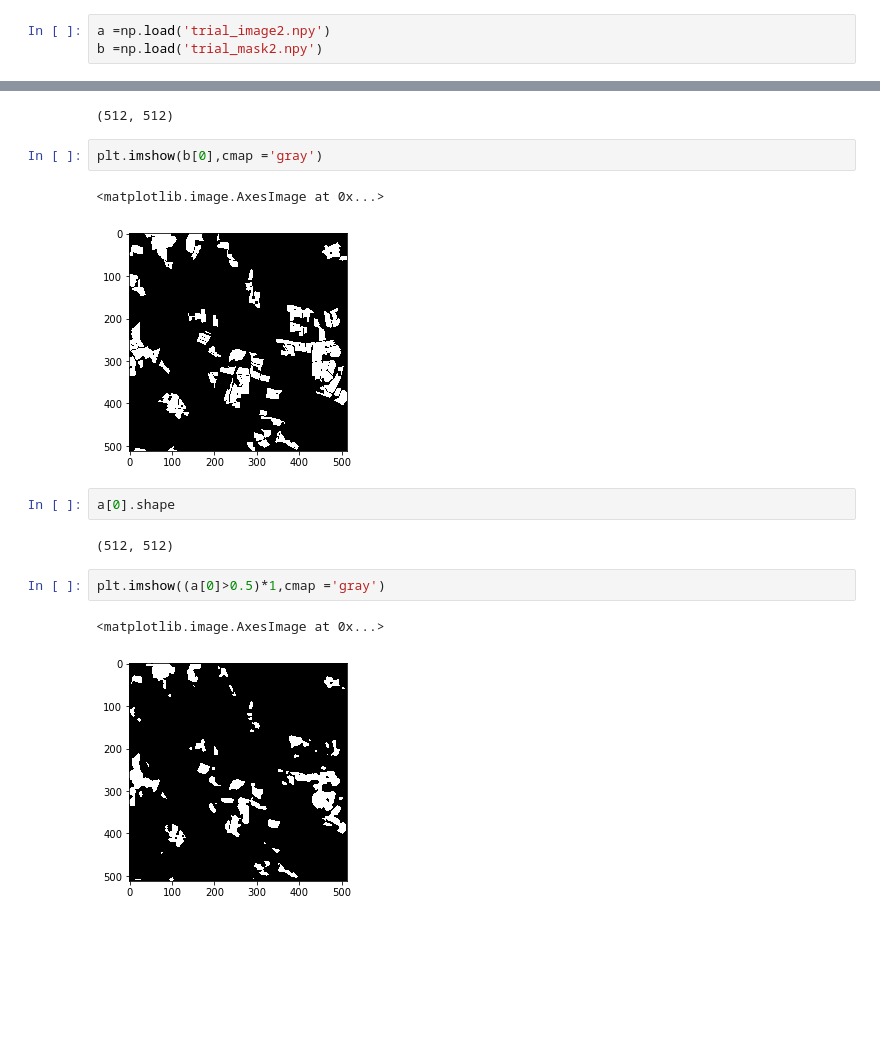
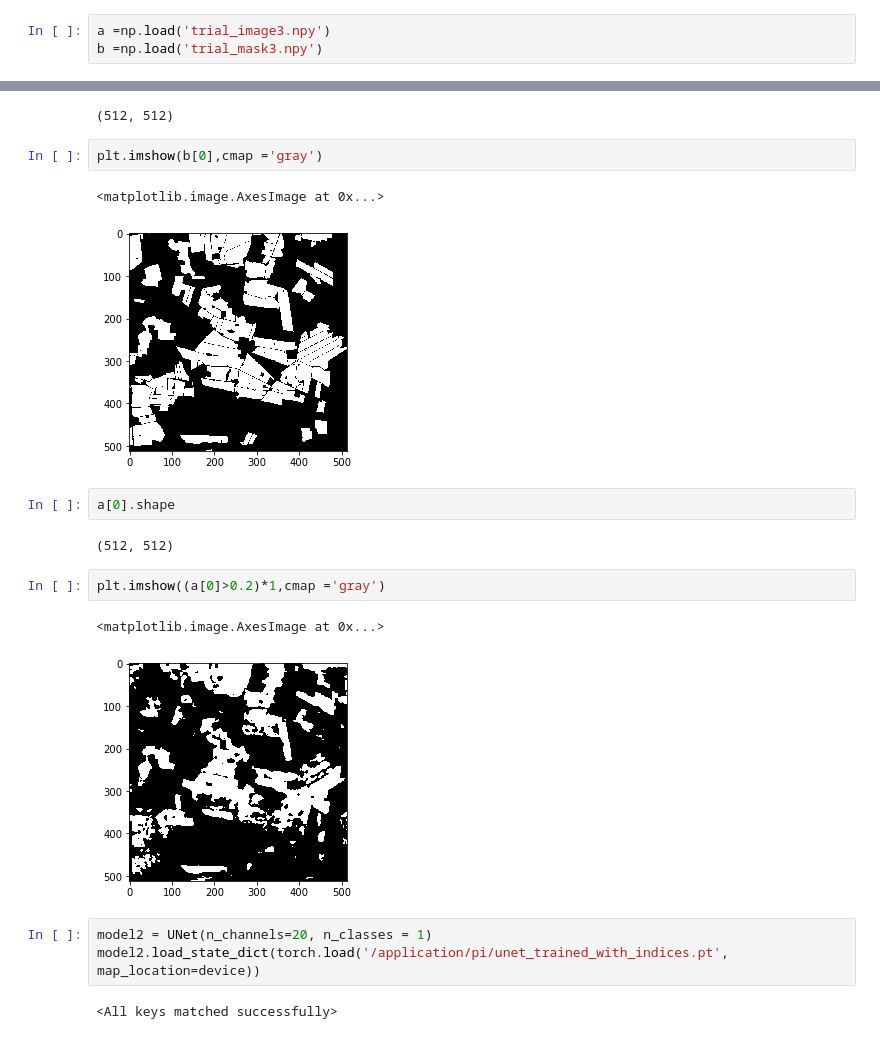
Before and after one commit to adithyaiyer1999/BudnipWheat, a Jupyter notebook: Unet Implementation.ipynb, the cells around one changed output, grey strips where cells are left out. Cells and saved outputs as stored; diff of their text form; blank space fills up the shorter version.

Commit message:
20 indices selected, UNET optimized on those

```diff
--- a/Unet Implementation.ipynb
+++ b/Unet Implementation.ipynb
@@ -256,8 +258,8 @@ np.save('trial_mask1.npy',b)
 import numpy as np
 import matplotlib.pyplot as plt
 # %%
-a =np.load('trial_image2.npy')
-b =np.load('trial_mask2.npy')
+a =np.load('trial_image3.npy')
+b =np.load('trial_mask3.npy')
 # %%
 b[0].shape
 # %% [output]
@@ -266,13 +268,18 @@ b[0].shape
 plt.imshow(b[0],cmap ='gray')
 # %% [output]
 <matplotlib.image.AxesImage at 0x...>
-[figure, old version]
+[figure, new version]
 # %%
 a[0].shape
 # %% [output]
 (512, 512)
 # %%
-plt.imshow((a[0]>0.5)*1,cmap ='gray')
+plt.imshow((a[0]>0.2)*1,cmap ='gray')
 # %% [output]
 <matplotlib.image.AxesImage at 0x...>
-[figure, old version]
+[figure, new version]
+# %%
+model2 = UNet(n_channels=20, n_classes = 1)
+model2.load_state_dict(torch.load('/application/pi/unet_trained_with_indices.pt', map_location=device))
+# %% [output]
+<All keys matched successfully>
```
Also changed, not shown: parts of 9 cells of this notebook, 7 other files.
